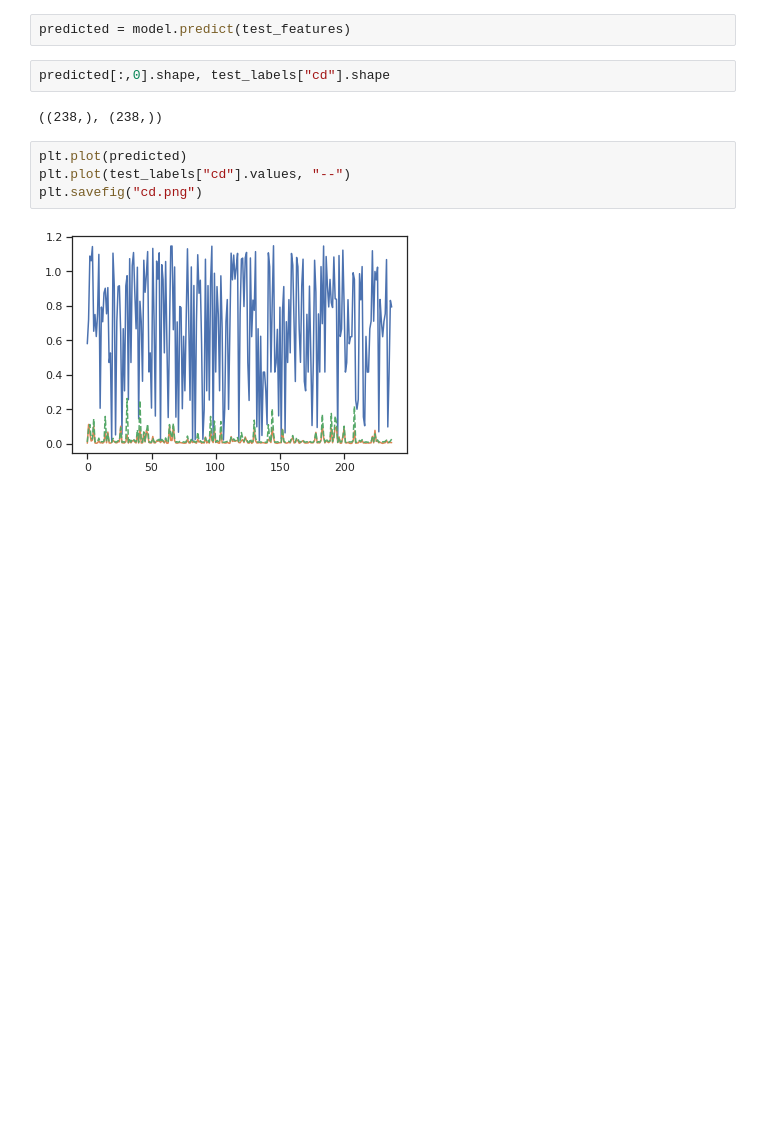
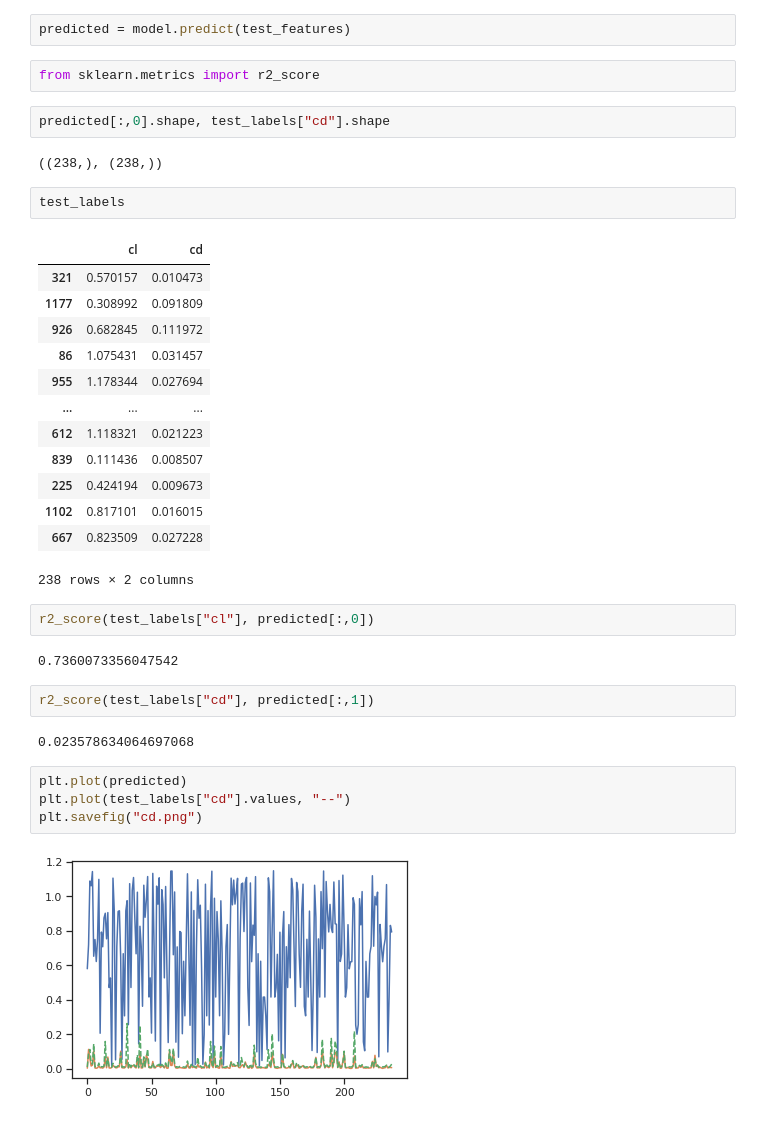
Before and after one commit to sinanh/flowAroundTriangles, a Jupyter notebook: training.ipynb, the cells around one changed output. Saved outputs shown, nothing was run; the diff lists cells and outputs as text; blank space fills up the shorter version.

```diff
--- a/training.ipynb
+++ b/training.ipynb
@@ -303,9 +306,35 @@ INFO:tensorflow:Assets written to: tmp/model/assets
 # %%
 predicted = model.predict(test_features)
+# %%
+from sklearn.metrics import r2_score
 # %%
 predicted[:,0].shape, test_labels["cd"].shape
 # %% [output]
 ((238,), (238,))
+# %%
+test_labels
+# %% [output]
+|  | cl | cd |
+| 321 | 0.570157 | 0.010473 |
+| 1177 | 0.308992 | 0.091809 |
+| 926 | 0.682845 | 0.111972 |
+| 86 | 1.075431 | 0.031457 |
+| 955 | 1.178344 | 0.027694 |
+| ... | ... | ... |
+| 612 | 1.118321 | 0.021223 |
+| 839 | 0.111436 | 0.008507 |
+| 225 | 0.424194 | 0.009673 |
+| 1102 | 0.817101 | 0.016015 |
+| 667 | 0.823509 | 0.027228 |
+238 rows × 2 columns
+# %%
+r2_score(test_labels["cl"], predicted[:,0])
+# %% [output]
+0.7360073356047542
+# %%
+r2_score(test_labels["cd"], predicted[:,1])
+# %% [output]
+0.023578634064697068
 # %%
 plt.plot(predicted)
 plt.plot(test_labels["cd"].values, "--")
```
Also changed, not shown: parts of 7 cells of this notebook, 8 other files.
